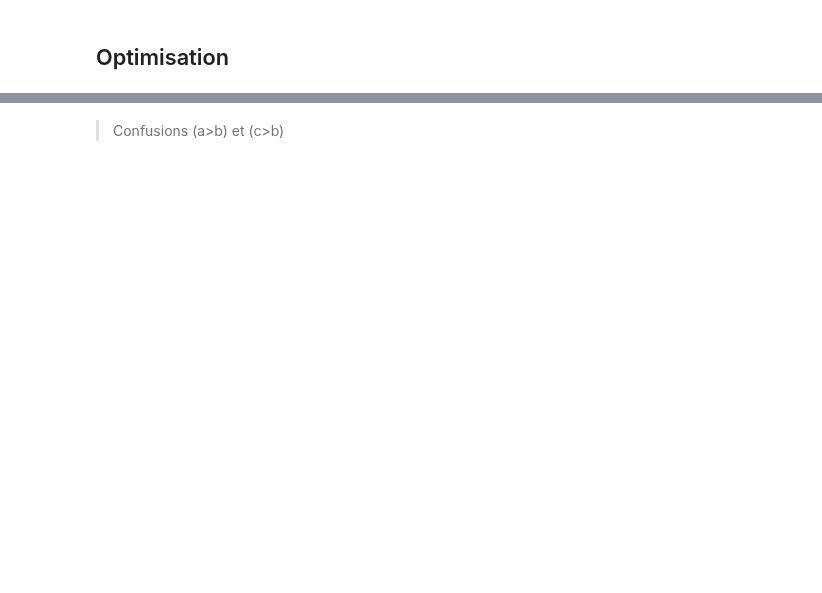
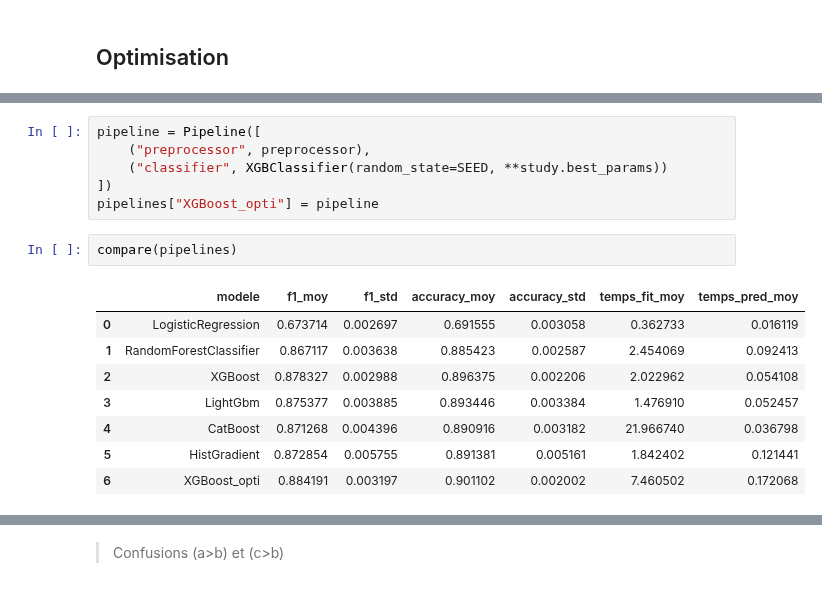
Before and after one commit to SebastienHus/Nutriscope_team_delegue, a Jupyter notebook: notebooks/ml_nutriscore.ipynb, the cells around one changed output, grey strips where cells are left out. Saved outputs shown, nothing was run; the diff lists cells and outputs as text; blank space fills up the shorter version.

```diff
--- a/notebooks/ml_nutriscore.ipynb
+++ b/notebooks/ml_nutriscore.ipynb
@@ -342,2 +329,19 @@ Meilleur params : {'max_depth': 10, 'n_estimators': 563, 'learning_rate': 0.1253
+# %%
+pipeline = Pipeline([
+    ("preprocessor", preprocessor),
+    ("classifier", XGBClassifier(random_state=SEED, **study.best_params))
+])
+pipelines["XGBoost_opti"] = pipeline
+# %%
+compare(pipelines)
+# %% [output]
+|  | modele | f1_moy | f1_std | accuracy_moy | accuracy_std | temps_fit_moy | temps_pred_moy |
+| 0 | LogisticRegression | 0.673714 | 0.002697 | 0.691555 | 0.003058 | 0.362733 | 0.016119 |
+| 1 | RandomForestClassifier | 0.867117 | 0.003638 | 0.885423 | 0.002587 | 2.454069 | 0.092413 |
+| 2 | XGBoost | 0.878327 | 0.002988 | 0.896375 | 0.002206 | 2.022962 | 0.054108 |
+| 3 | LightGbm | 0.875377 | 0.003885 | 0.893446 | 0.003384 | 1.476910 | 0.052457 |
+| 4 | CatBoost | 0.871268 | 0.004396 | 0.890916 | 0.003182 | 21.966740 | 0.036798 |
+| 5 | HistGradient | 0.872854 | 0.005755 | 0.891381 | 0.005161 | 1.842402 | 0.121441 |
+| 6 | XGBoost_opti | 0.884191 | 0.003197 | 0.901102 | 0.002002 | 7.460502 | 0.172068 |
 # %%
 
```
Also changed, not shown: parts of 7 cells of this notebook.
